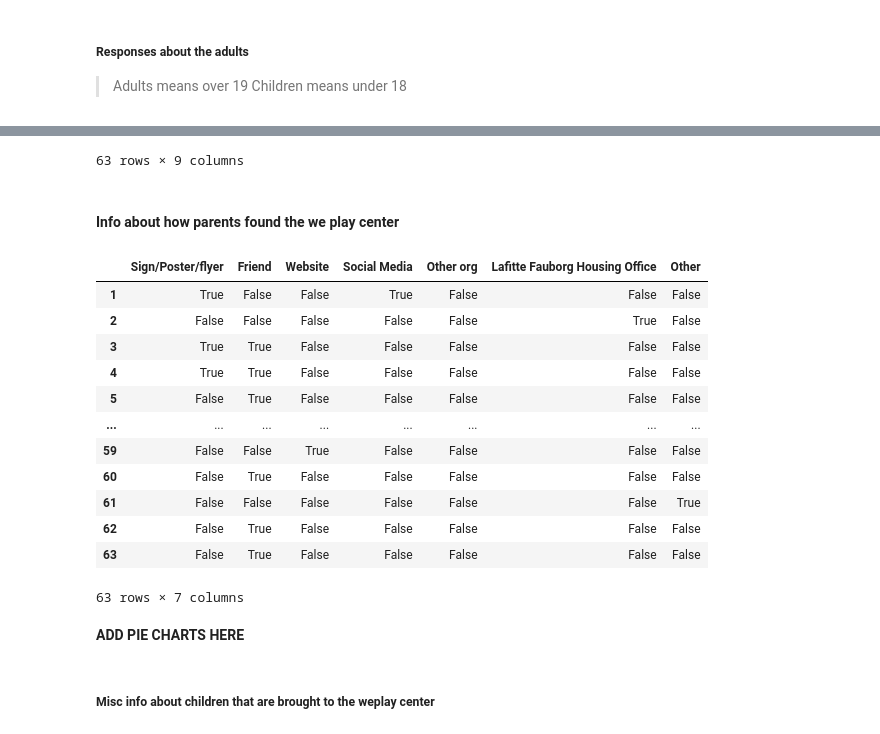
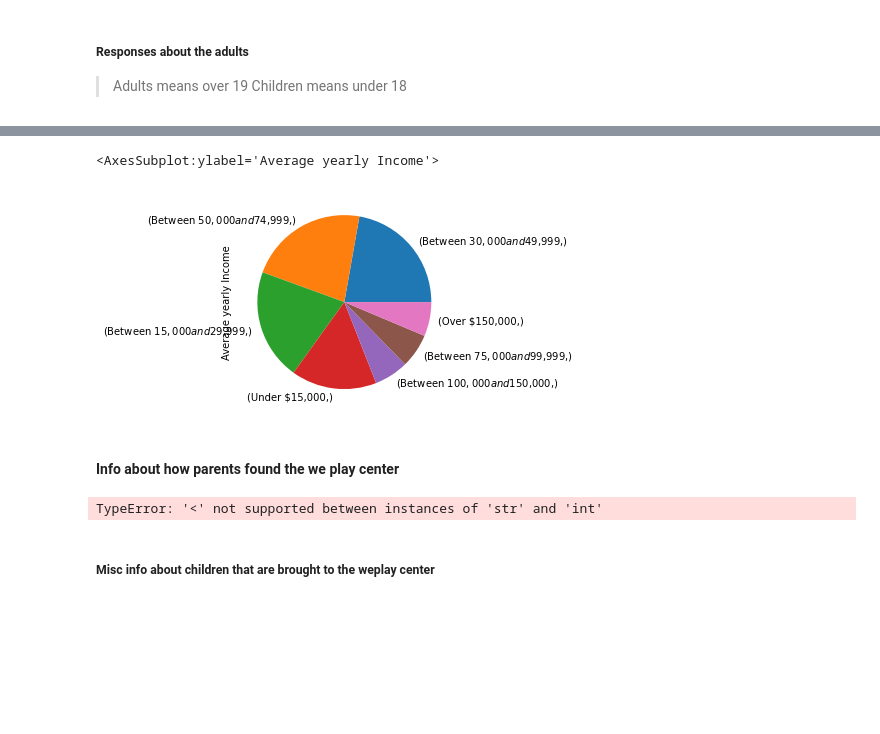
Before and after one commit to renarepenning/weplaynoladata, a Jupyter notebook: MilestoneTwo.ipynb, the cells around one changed output, grey strips where cells are left out. Saved outputs shown, nothing was run; the diff lists cells and outputs as text; code cells hidden in the pictures; blank space fills up the shorter version.

Commit message:
start pie charts

```diff
--- a/MilestoneTwo.ipynb
+++ b/MilestoneTwo.ipynb
@@ -81,5 +75,5 @@ adult_FD = familySurveyDf.iloc[1:, :10]
 adult_FD.columns = [["Resp_Gender", "Resp_Age", "Resp_Race", "Adults", "Children", "Zip", "OMIT", "Avg_Income", "highest_edu", "visits_Monthly"]]
 adult_FD.drop(columns=["OMIT"], inplace=True)
 
-adult_FD
+adult_FD["Avg_Income"].value_counts().plot.pie(y="Avg_Income", ylabel="Average yearly Income")
 # %% [output]
@@ -98,32 +80,17 @@ adult_FD
-63 rows × 9 columns
+<AxesSubplot:ylabel='Average yearly Income'>
+[figure, added]
 # %% [markdown]
 #### Info about how parents found the we play center
 # %%
 ## DF with info on how they found WPC
+cols = ["Sign/Poster/flyer", "Friend", "Website", "Social Media", "Other org", "Lafitte Fauborg Housing Office", "Other"]
+
 how_found_WPC = familySurveyDf.iloc[1:, 10:17]
-how_found_WPC.columns = [["Sign/Poster/flyer", "Friend", "Website", "Social Media", "Other org", "Lafitte Fauborg Housing Office", "Other"]]
+how_found_WPC.columns = [cols]
 
-~how_found_WPC.isna()  # Gives table of methods people used to find WPC
-
-##
-##  MAKE PIE CHARTS
-##
+how_found_WPC.plot.pie(ylabel="How did you discover WePlay", subplots=True, autopct='%1.1f%%')
 # %% [output]
-|  | Sign/Poster/flyer | Friend | Website | Social Media | Other org | Lafitte Fauborg Housing Office | Other |
-| 1 | True | False | False | True | False | False | False |
-| 2 | False | False | False | False | False | True | False |
-| 3 | True | True | False | False | False | False | False |
-| 4 | True | True | False | False | False | False | False |
-| 5 | False | True | False | False | False | False | False |
-| ... | ... | ... | ... | ... | ... | ... | ... |
-| 59 | False | False | True | False | False | False | False |
-| 60 | False | True | False | False | False | False | False |
-| 61 | False | False | False | False | False | False | True |
-| 62 | False | True | False | False | False | False | False |
-| 63 | False | True | False | False | False | False | False |
-63 rows × 7 columns
+TypeError: '<' not supported between instances of 'str' and 'int'
-# %% [markdown]
-**ADD PIE CHARTS HERE**
 # %% [markdown]
 ##### Misc info about children that are brought to the weplay center
 # %%
```
Also changed, not shown: parts of 13 cells of this notebook, 1 other file.
